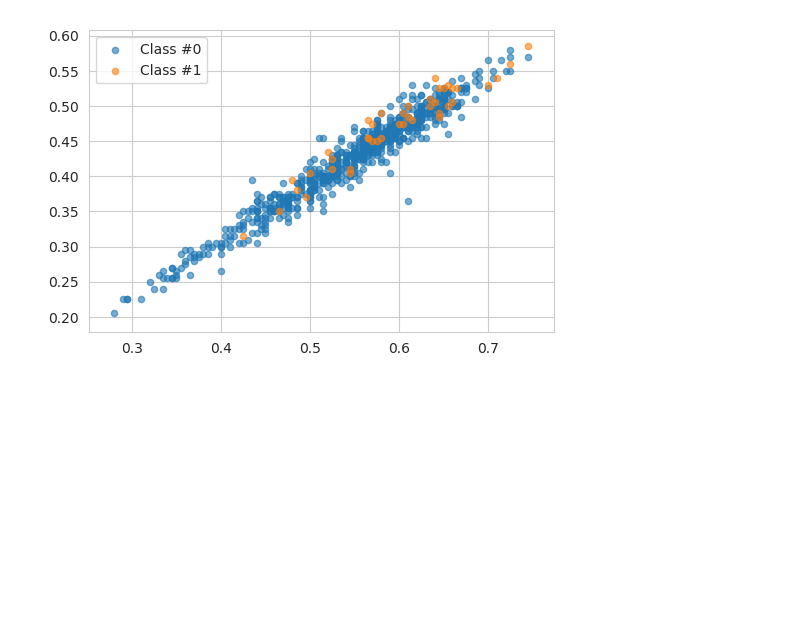
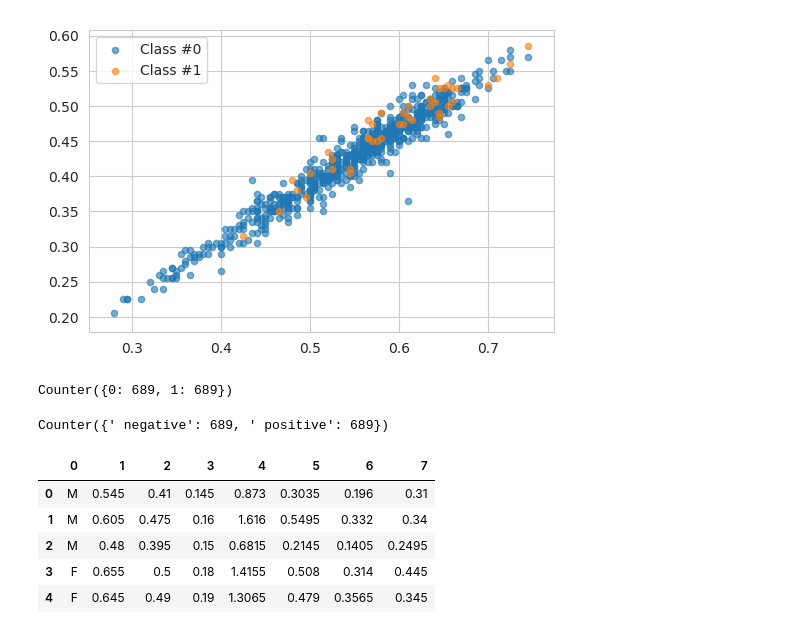
Before and after one commit to baibai25/over-sampling-nc, a Jupyter notebook: smote-nc.ipynb, the cells around one changed output. Saved outputs shown, nothing was run; the diff lists cells and outputs as text; code cells hidden in the pictures; blank space fills up the shorter version.

```diff
--- a/smote-nc.ipynb
+++ b/smote-nc.ipynb
@@ -8,7 +8,7 @@ from imblearn.over_sampling import SMOTE
 from imblearn.over_sampling import SMOTENC
 sns.set_style('whitegrid')
 # %%
-df = pd.read_csv('abalone9-18.dat', header=None)
+df = pd.read_csv('data/abalone9-18.dat', header=None)
 df.head()
 # %% [output]
 |  | 0 | 1 | 2 | 3 | 4 | 5 | 6 | 7 | 8 |
@@ -46,3 +49,28 @@ plt.legend()
 # %% [output]
 <matplotlib.legend.Legend at 0x...>
 [figure]
+# %%
+# over-sampling with SMOTE
+sm = SMOTE(random_state=42)
+X_smt, y_smt = sm.fit_resample(X_re, y_re)
+print(Counter(y_smt))
+# %% [output]
+Counter({0: 689, 1: 689})
+# %%
+# over-sampling with SMOTE-NC
+smc = SMOTENC(random_state=42, categorical_features=[0])
+X_smtc, y_smtc = smc.fit_resample(X, y)
+print(Counter(y_smtc))
+# %% [output]
+Counter({' negative': 689, ' positive': 689})
+# %%
+# original set
+tail = len(X[y==' positive'])
+pd.DataFrame(X[y==' positive'][tail-5:tail])
+# %% [output]
+|  | 0 | 1 | 2 | 3 | 4 | 5 | 6 | 7 |
+| 0 | M | 0.545 | 0.41 | 0.145 | 0.873 | 0.3035 | 0.196 | 0.31 |
+| 1 | M | 0.605 | 0.475 | 0.16 | 1.616 | 0.5495 | 0.332 | 0.34 |
+| 2 | M | 0.48 | 0.395 | 0.15 | 0.6815 | 0.2145 | 0.1405 | 0.2495 |
+| 3 | F | 0.655 | 0.5 | 0.18 | 1.4155 | 0.508 | 0.314 | 0.445 |
+| 4 | F | 0.645 | 0.49 | 0.19 | 1.3065 | 0.479 | 0.3565 | 0.345 |
```
Also changed, not shown: parts of 6 cells of this notebook.
